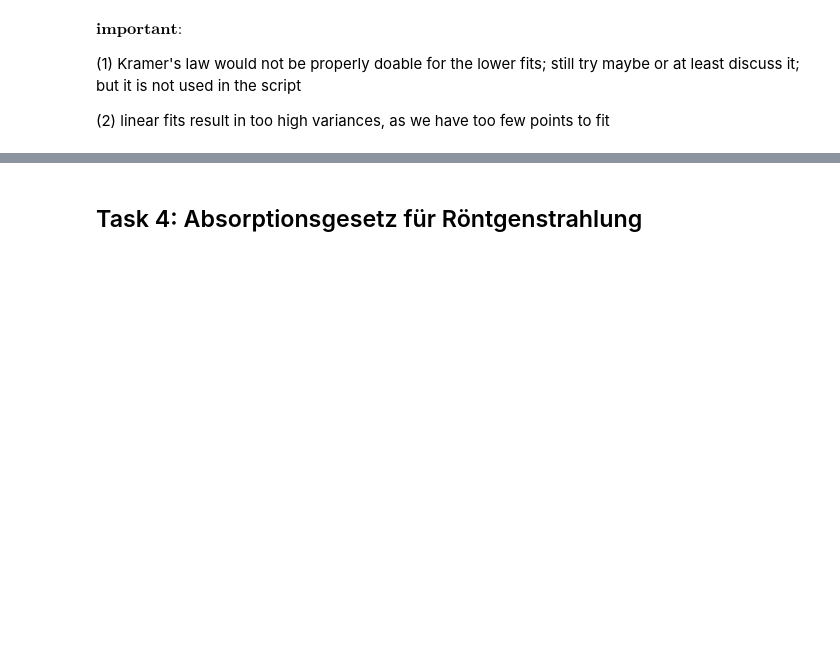
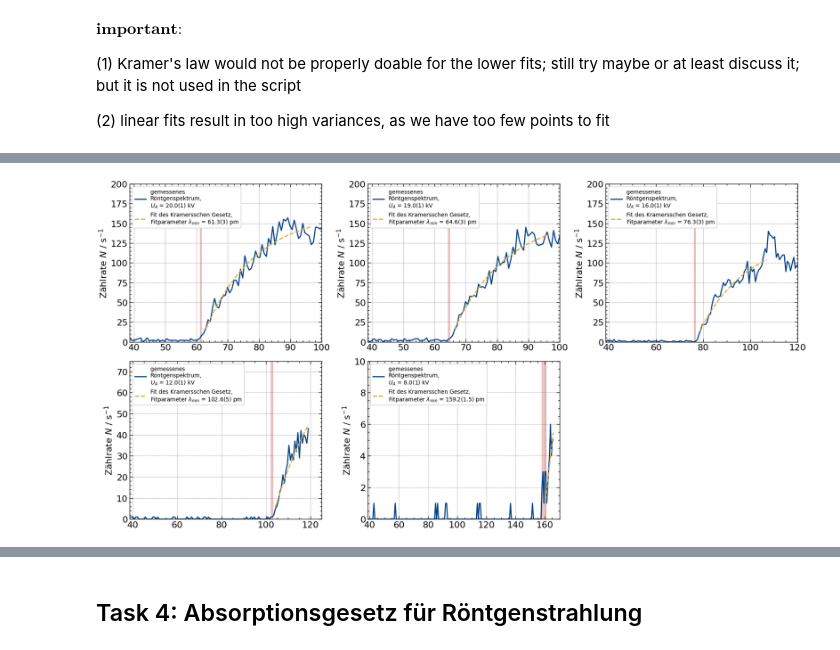
Before and after one commit to KemalOenen/advanced_labcourse, a Jupyter notebook: E130/data_analysis.ipynb, the cells around one changed output, grey strips where cells are left out. Drawn from its saved outputs; the diff is of its cells as text; code cells hidden in the pictures; blank space fills up the shorter version.

```diff
--- a/E130/data_analysis.ipynb
+++ b/E130/data_analysis.ipynb
@@ -454,0 +472,20 @@ $\textbf{important:}$
+# %%
+fit_range_1 = np.array([wavelength_task3[0][j].n for j in range(35, 85)])*1e12
+popt1, pcov1 = curve_fit(Kramer,fit_range_1, counts_task3[0][35:85], sigma=np.sqrt(counts_task3[0][35:85]), absolute_sigma=True)
+print(popt1, np.sqrt(pcov1))
+
+fit_range_2 = np.array([wavelength_task3[1][j].n for j in range(40, 85)])*1e12
+popt2, pcov2 = curve_fit(Kramer,fit_range_2, counts_task3[1][40:85], sigma=np.sqrt(counts_task3[1][40:85]), absolute_sigma=True)
+print(popt2, np.sqrt(pcov2))
+
+fit_range_3 = np.array([wavelength_task3[2][j].n for j in range(57, 100)])*1e12
+popt3, pcov3 = curve_fit(Kramer,fit_range_3, counts_task3[2][57:100], sigma=np.sqrt(counts_task3[2][57:100]), absolute_sigma=True)
+print(popt3, np.sqrt(pcov3))
+
+fit_range_4 = np.array([wavelength_task3[3][j].n for j in range(95, len(wavelength_task3[3]))])*1e12
+popt4, pcov4 = curve_fit(Kramer,fit_range_4, counts_task3[3][95:], sigma=np.sqrt(counts_task3[3][95:]), absolute_sigma=True)
+print(popt4, np.sqrt(pcov4))
+
+fit_range_5 = np.array([wavelength_task3[4][j].n for j in range(180, len(wavelength_task3[4]))])*1e12
+popt5, pcov5 = curve_fit(Kramer,fit_range_5, counts_task3[4][180:], sigma=np.sqrt(counts_task3[4][180:]), absolute_sigma=True)
+print(popt5, np.sqrt(pcov5))
@@ -454,0 +503,64 @@ $\textbf{important:}$
+# %%
+# comparison plot for Kramer's law
+fig,axs = plt.subplots(2,3, figsize=(18,9))
+lower_xbound = 2*d*np.sin(5.5*np.pi/180)*1e12 # from here on we start measuring
+
+axs[0, 0].plot(np.array([wavelength_task3[0][j].n for j in range(len(wavelength_task3[0]))])*1e12,
+               counts_task3[0], label="gemessenes \nRöntgenspektrum,\n" f'$U_A$ = 20.0(1) kV')
+axs[0, 0].plot(fit_range_1, Kramer(fit_range_1, popt1[0], popt1[1]), '--' ,
+               label='Fit des Kramersschen Gesetz,\nFitparameter $\lambda_{min}$ = 61.3(3) pm')
+axs[0, 0].axvspan(popt1[1]-np.sqrt(pcov1[1][1]), popt1[1]+np.sqrt(pcov1[1][1]), 0, .75, color='firebrick', alpha=0.25)
+axs[0, 0].legend(loc='upper left',prop={'size': 10})
+axs[0, 0].set_xlim(lower_xbound,100)
+axs[0, 0].set_ylim(0,200)
+axs[0, 0].set_ylabel(r"Zählrate $N$ / s$^{-1}$")
+
+axs[0, 1].plot(np.array([wavelength_task3[1][j].n for j in range(len(wavelength_task3[1]))])*1e12,
+               counts_task3[1], label="gemessenes \nRöntgenspektrum,\n" f'$U_A$ = 19.0(1) kV')
+axs[0, 1].plot(fit_range_2, Kramer(fit_range_2, popt2[0], popt2[1]), '--' ,
+               label='Fit des Kramersschen Gesetz,\nFitparameter $\lambda_{min}$ = 64.6(3) pm')
+axs[0, 1].axvspan(popt2[1]-np.sqrt(pcov2[1][1]), popt2[1]+np.sqrt(pcov2[1][1]), 0, .75, color='firebrick', alpha=0.25)
+axs[0, 1].legend(loc='upper left',prop={'size': 10})
+axs[0, 1].set_xlim(lower_xbound,100)
+axs[0, 1].set_ylim(0,200)
+axs[0, 1].set_ylabel(r"Zählrate $N$ / s$^{-1}$")
+
+axs[0, 2].plot(np.array([wavelength_task3[2][j].n for j in range(len(wavelength_task3[2]))])*1e12,
+               counts_task3[2], label="gemessenes \nRöntgenspektrum,\n" f'$U_A$ = 16.0(1) kV')
+axs[0, 2].plot(fit_range_3, Kramer(fit_range_3, popt3[0], popt3[1]), '--' ,
+               label='Fit des Kramersschen Gesetz,\nFitparameter $\lambda_{min}$ = 76.3(3) pm')
+axs[0, 2].axvspan(popt3[1]-np.sqrt(pcov3[1][1]), popt3[1]+np.sqrt(pcov3[1][1]), 0, .75, color='firebrick', alpha=0.25)
+axs[0, 2].legend(loc='upper left',prop={'size': 10})
+axs[0, 2].set_xlim(lower_xbound,120)
+axs[0, 2].set_ylim(0,200)
+axs[0, 2].set_ylabel(r"Zählrate $N$ / s$^{-1}$")
+
+axs[1, 0].plot(np.array([wavelength_task3[3][j].n for j in range(len(wavelength_task3[3]))])*1e12,
+               counts_task3[3], label="gemessenes \nRöntgenspektrum,\n" f'$U_A$ = 12.0(1) kV')
+axs[1, 0].plot(fit_range_4, Kramer(fit_range_4, popt4[0], popt4[1]), '--' ,
+               label='Fit des Kramersschen Gesetz,\nFitparameter $\lambda_{min}$ = 102.6(5) pm')
+axs[1, 0].axvspan(popt4[1]-np.sqrt(pcov4[1][1]), popt4[1]+np.sqrt(pcov4[1][1]), 0, 1, color='firebrick', alpha=0.25)
+axs[1, 0].legend(loc='upper left',prop={'size': 10})
+axs[1, 0].set_xlim(lower_xbound,125)
+axs[1, 0].set_ylim(0,75)
+axs[1, 0].set_ylabel(r"Zählrate $N$ / s$^{-1}$")
+
+axs[1, 1].plot(np.array([wavelength_task3[4][j].n for j in range(len(wavelength_task3[4]))])*1e12,
+               counts_task3[4], label="gemessenes \nRöntgenspektrum,\n" f'$U_A$ = 8.0(1) kV')
+axs[1, 1].plot(fit_range_5, Kramer(fit_range_5, popt5[0], popt5[1]), '--' ,
+               label='Fit des Kramersschen Gesetz,\nFitparameter $\lambda_{min}$ = 159.2(1.5) pm')
+axs[1, 1].axvspan(popt5[1]-np.sqrt(pcov5[1][1]), popt5[1]+np.sqrt(pcov5[1][1]), 0, 1, color='firebrick', alpha=0.25)
+axs[1, 1].legend(loc='upper left',prop={'size': 10})
+axs[1, 1].set_xlim(lower_xbound,170)
+axs[1, 1].set_ylim(0,10)
+axs[1, 1].set_ylabel(r"Zählrate $N$ / s$^{-1}$")
+
+
+fig.delaxes(axs[1, 2])
+plt.tight_layout()
+#plt.savefig("plots/all_measurements_with_Kramers_law.png", dpi=400)
+plt.show()
+
+plt.show()
+# %% [output]
+[figure, added]
```
Also changed, not shown: parts of 22 cells of this notebook, 7 other files.
